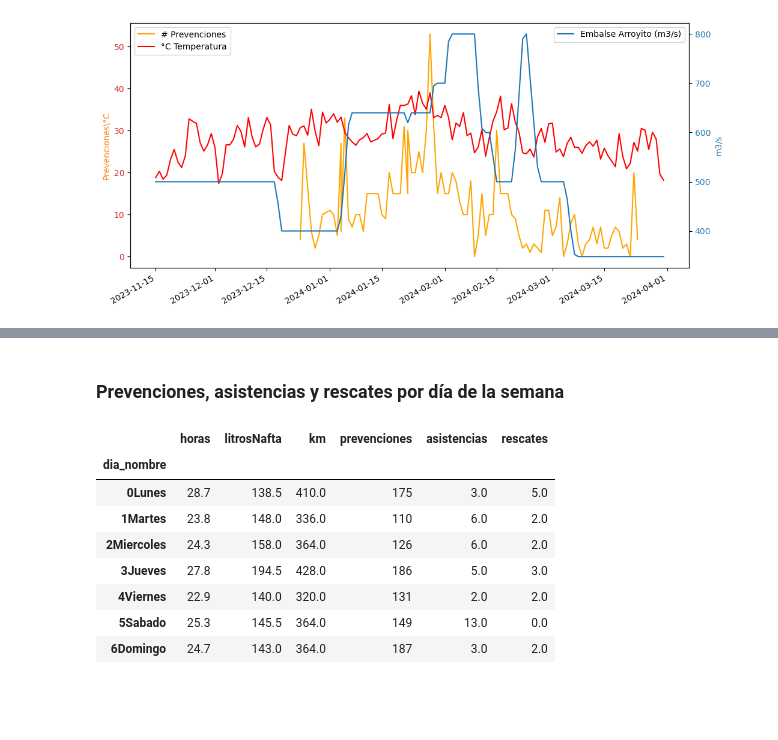
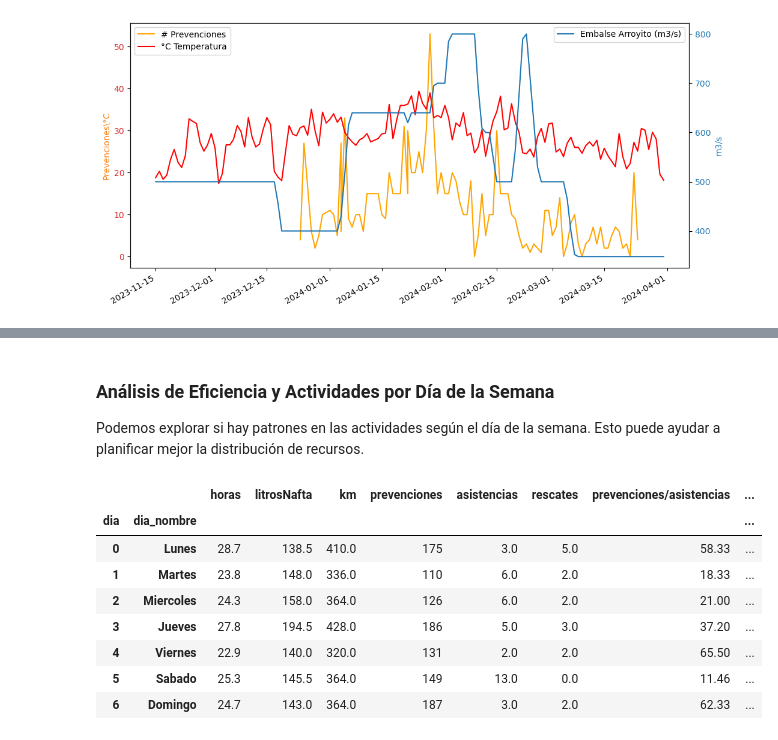
Before and after one commit to pkogan/pandas, a Jupyter notebook: Libro de Aguas.ipynb, the cells around one changed output, grey strips where cells are left out. Saved outputs shown, nothing was run; the diff lists cells and outputs as text; code cells hidden in the pictures; blank space fills up the shorter version.

```diff
--- a/Libro de Aguas.ipynb
+++ b/Libro de Aguas.ipynb
@@ -158,7 +171,8 @@ def transform_dia(fila):
     return fila['fechaok'].weekday()
 
 def transform_dia_nombre(fila):
-    dias=['0Lunes','1Martes','2Miercoles','3Jueves','4Viernes','5Sabado','6Domingo']
+    #dias=['0Lunes','1Martes','2Miercoles','3Jueves','4Viernes','5Sabado','6Domingo']
+    dias=['Lunes','Martes','Miércoles','Jueves','Viernes','Sábado','Domingo']
     return dias[fila['dia']]
 
 #df['totalAsistencias']=df.apply(transform, axis=1)
@@ -221,9 +235,9 @@ agrupado_embarcacion=df.groupby('embarcacion').agg({
 agrupado_embarcacion['velocidad Media km/h']=round(agrupado_embarcacion['km']/agrupado_embarcacion['horas'],2)
 agrupado_embarcacion['consumo Medio l/km']=round(agrupado_embarcacion['litrosNafta']/agrupado_embarcacion['km'],2)
 agrupado_embarcacion['consumo Medio l/h']=round(agrupado_embarcacion['litrosNafta']/agrupado_embarcacion['horas'],2)
-agrupado_embarcacion['prevenciones Media prevenciones/hora']=round(agrupado_embarcacion['prevenciones']/agrupado_embarcacion['horas'],2)
+agrupado_embarcacion['Media prevenciones/hora']=round(agrupado_embarcacion['prevenciones']/agrupado_embarcacion['horas'],2)
 
-agrupado_dia=df.groupby('dia_nombre').agg({
+agrupado_dia=df.groupby(['dia','dia_nombre']).agg({
     'horas':sum,
     'litrosNafta':sum,
     'km':sum,
@@ -231,6 +245,9 @@ agrupado_dia=df.groupby('dia_nombre').agg({
     'asistencias':sum,
     'rescates':sum
 })
+
+agrupado_dia['prevenciones/asistencias']=round(agrupado_dia['prevenciones']/agrupado_dia['asistencias'],2)
+agrupado_dia['prevenciones/rescates']=round(agrupado_dia['prevenciones']/agrupado_dia['rescates'],2)
 # %% [markdown]
   ### Total de km recorridos por embarcación y responsable
 # %%
@@ -373,14 +421,19 @@ plt.show()
 # %% [markdown]
-### Prevenciones, asistencias y rescates por día de la semana
+### Análisis de Eficiencia y Actividades por Día de la Semana
+Podemos explorar si hay patrones en las actividades según el día de la semana. Esto puede ayudar a planificar mejor la distribución de recursos.
 # %%
+media_prevenciones=agrupado_dia['prevenciones/asistencias'].mean()
+media_prevenciones_rescates=agrupado_dia['prevenciones'].sum()/agrupado_dia['rescates'].sum()
 agrupado_dia
+#print('* Media prevenciones/asistencias=',round(media_prevenciones,2))
+#print('* Media prevenciones/rescates=',round(media_prevenciones_rescates,2))
 # %% [output]
-|  | horas | litrosNafta | km | prevenciones | asistencias | rescates |
-| dia_nombre |  |  |  |  |  |  |
-| 0Lunes | 28.7 | 138.5 | 410.0 | 175 | 3.0 | 5.0 |
-| 1Martes | 23.8 | 148.0 | 336.0 | 110 | 6.0 | 2.0 |
-| 2Miercoles | 24.3 | 158.0 | 364.0 | 126 | 6.0 | 2.0 |
-| 3Jueves | 27.8 | 194.5 | 428.0 | 186 | 5.0 | 3.0 |
-| 4Viernes | 22.9 | 140.0 | 320.0 | 131 | 2.0 | 2.0 |
-| 5Sabado | 25.3 | 145.5 | 364.0 | 149 | 13.0 | 0.0 |
-| 6Domingo | 24.7 | 143.0 | 364.0 | 187 | 3.0 | 2.0 |
+|  |  | horas | litrosNafta | km | prevenciones | asistencias | rescates | prevenciones/asistencias | ... |
+| dia | dia_nombre |  |  |  |  |  |  |  | ... |
+| 0 | Lunes | 28.7 | 138.5 | 410.0 | 175 | 3.0 | 5.0 | 58.33 | ... |
+| 1 | Martes | 23.8 | 148.0 | 336.0 | 110 | 6.0 | 2.0 | 18.33 | ... |
+| 2 | Miercoles | 24.3 | 158.0 | 364.0 | 126 | 6.0 | 2.0 | 21.00 | ... |
+| 3 | Jueves | 27.8 | 194.5 | 428.0 | 186 | 5.0 | 3.0 | 37.20 | ... |
+| 4 | Viernes | 22.9 | 140.0 | 320.0 | 131 | 2.0 | 2.0 | 65.50 | ... |
+| 5 | Sabado | 25.3 | 145.5 | 364.0 | 149 | 13.0 | 0.0 | 11.46 | ... |
+| 6 | Domingo | 24.7 | 143.0 | 364.0 | 187 | 3.0 | 2.0 | 62.33 | ... |
```
Also changed, not shown: parts of 15 cells of this notebook, 2 other files.
